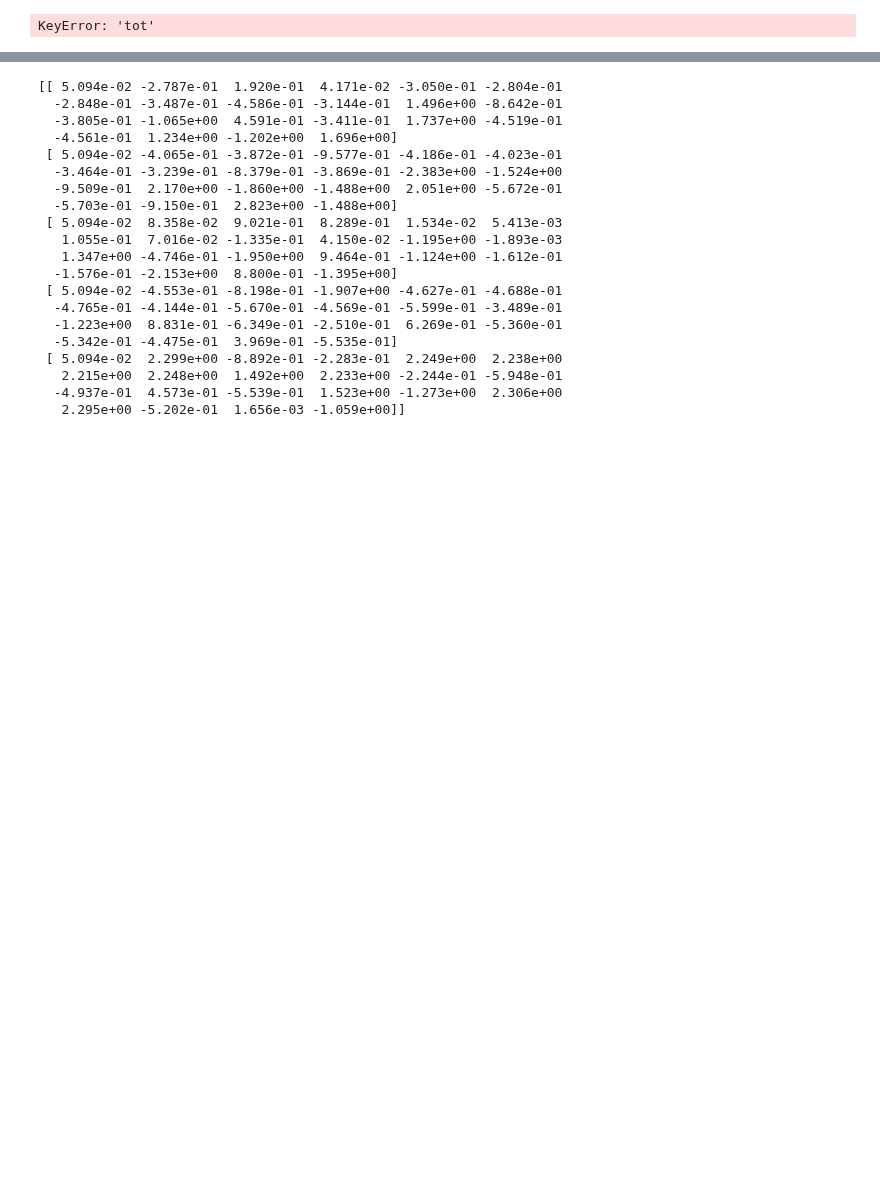
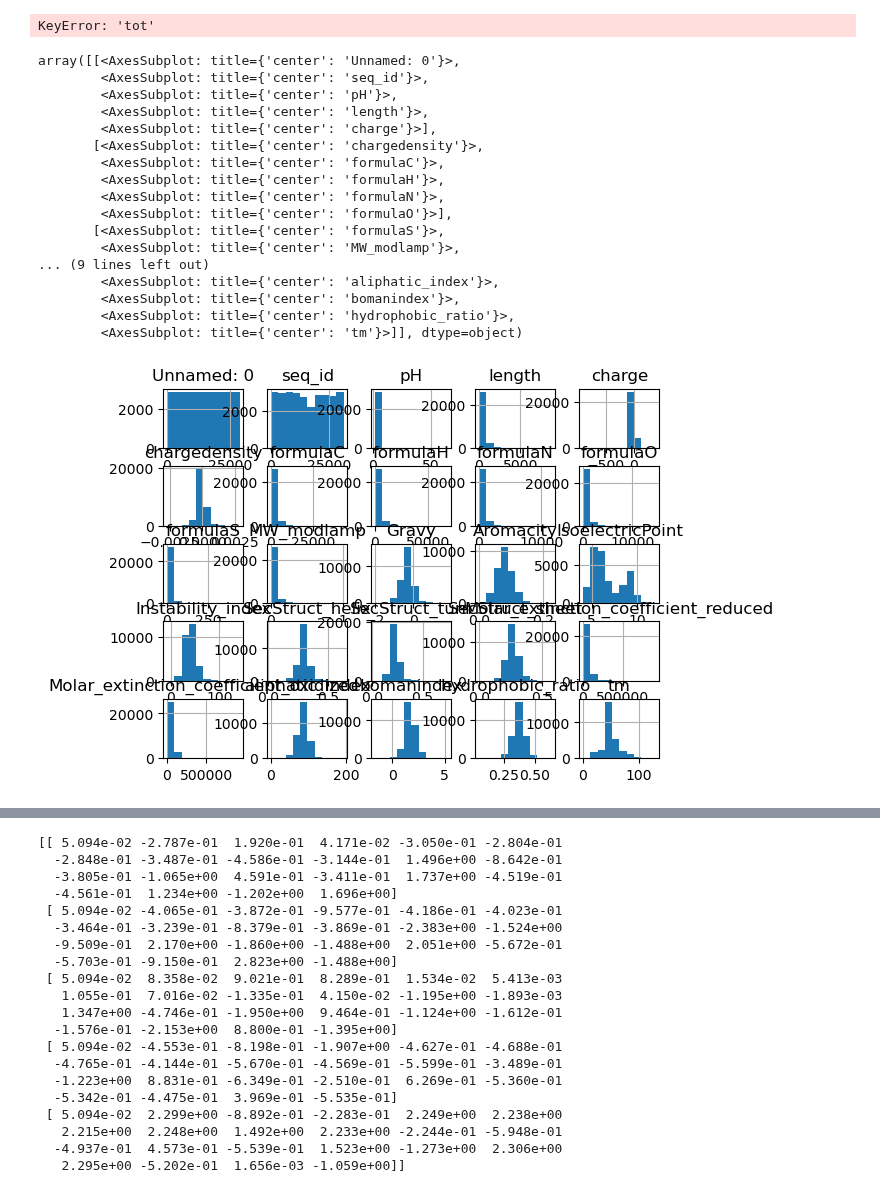
Before and after one commit to Sonia42882/SIB_v1, a Jupyter notebook: kag/Notebook1.ipynb, the cells around one changed output, grey strips where cells are left out. Saved outputs shown, nothing was run; the diff lists cells and outputs as text; code cells hidden in the pictures; blank space fills up the shorter version.

Commit message:
hist

```diff
--- a/kag/Notebook1.ipynb
+++ b/kag/Notebook1.ipynb
@@ -173,6 +164,32 @@ df = dataset.drop(columns=['tot', 'hydrogen', 'single', 'double'], axis=1)
 
 #eliminar linhas duplicadas
 df = df.drop_duplicates(subset = "seq_id")
+# %%
+#visualização rápida de histograma de todas as variáveis, a maior parte não parece seguir distribuição normal
+df.hist()
+#para apresentação, o histograma precisa de ser melhorado (legendas, etc)
+#as primeiras variáveis (seq_id, unnamed) não deverão ser usadas
+
+#testar normalidade dos dados com o teste shapiro - COMO FAZER? DEU SEMPRE ERRO
+# %% [output]
+array([[<AxesSubplot: title={'center': 'Unnamed: 0'}>,
+        <AxesSubplot: title={'center': 'seq_id'}>,
+        <AxesSubplot: title={'center': 'pH'}>,
+        <AxesSubplot: title={'center': 'length'}>,
+        <AxesSubplot: title={'center': 'charge'}>],
+       [<AxesSubplot: title={'center': 'chargedensity'}>,
+        <AxesSubplot: title={'center': 'formulaC'}>,
+        <AxesSubplot: title={'center': 'formulaH'}>,
+        <AxesSubplot: title={'center': 'formulaN'}>,
+        <AxesSubplot: title={'center': 'formulaO'}>],
+       [<AxesSubplot: title={'center': 'formulaS'}>,
+        <AxesSubplot: title={'center': 'MW_modlamp'}>,
+... (9 lines left out)
+        <AxesSubplot: title={'center': 'aliphatic_index'}>,
+        <AxesSubplot: title={'center': 'bomanindex'}>,
+        <AxesSubplot: title={'center': 'hydrophobic_ratio'}>,
+        <AxesSubplot: title={'center': 'tm'}>]], dtype=object)
+[figure, added]
 # %%
 #separar X e Y - porquê fazer aqui e não mais tarde?
 X = df.iloc[:, 3:-1]
```
Also changed, not shown: parts of 7 cells of this notebook.
